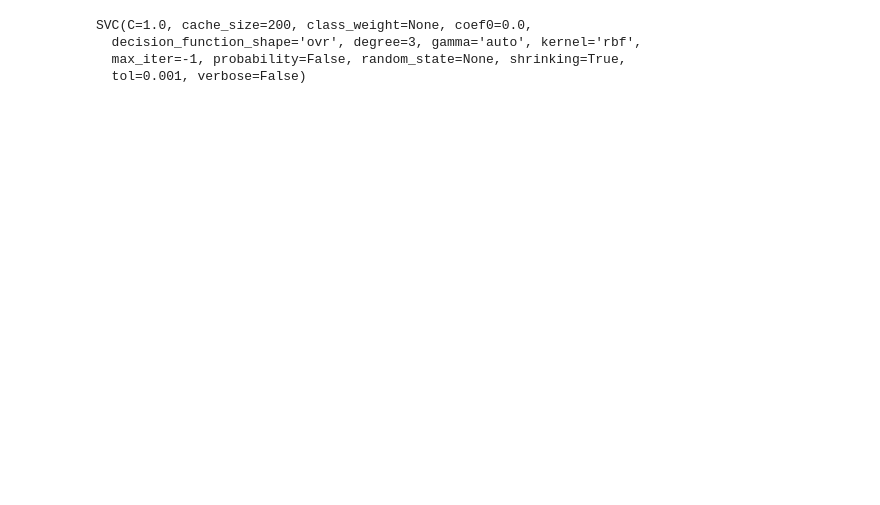
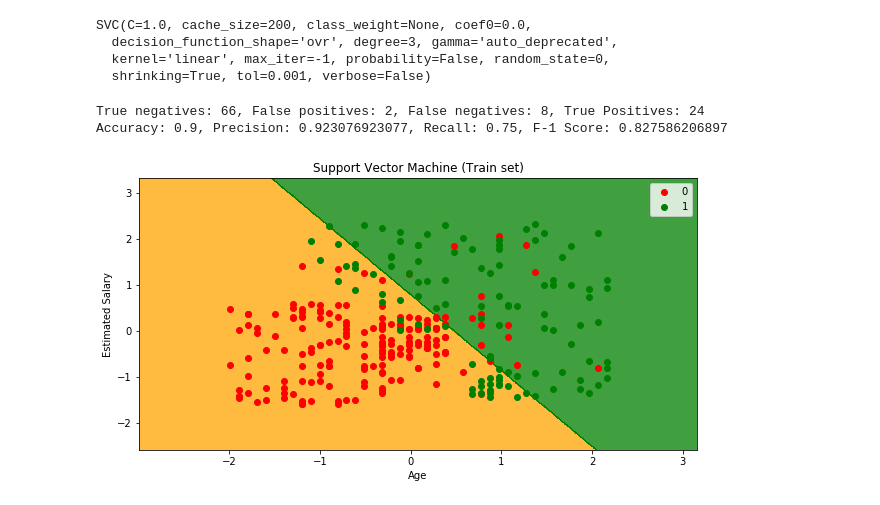
Before and after one commit to enricoaquilina/data-science, a Jupyter notebook: 2 - Classification/3 - SVM/Support Vector Machines.ipynb, the cells around one changed output. Saved outputs shown, nothing was run; the diff lists cells and outputs as text; code cells hidden in the pictures; blank space fills up the shorter version.

```diff
--- a/2 - Classification/3 - SVM/Support Vector Machines.ipynb
+++ b/2 - Classification/3 - SVM/Support Vector Machines.ipynb
@@ -22,13 +24,71 @@ X_train = sc_X.fit_transform(X_train)
 X_test = sc_X.transform(X_test)
 # %%
 from sklearn.svm import SVC
-classifier = SVC(gamma='auto')
+classifier = SVC(kernel='linear', random_state=0)
 classifier.fit(X_train, y_train)
 # %% [output]
 SVC(C=1.0, cache_size=200, class_weight=None, coef0=0.0,
-  decision_function_shape='ovr', degree=3, gamma='auto', kernel='rbf',
-  max_iter=-1, probability=False, random_state=None, shrinking=True,
-  tol=0.001, verbose=False)
+  decision_function_shape='ovr', degree=3, gamma='auto_deprecated',
+  kernel='linear', max_iter=-1, probability=False, random_state=0,
+  shrinking=True, tol=0.001, verbose=False)
 # %%
 # Predicting the Test set results
 y_pred = classifier.predict(X_test)
+# %%
+# Making the confusion matrix
+cm = confusion_matrix(y_test, y_pred)
+cm
+# you can also ravel it and extract the analytics separately
+# tn, fp, fn, tp = confusion_matrix(y_test, y_pred).ravel()
+
+
+# Model evaluation
+from sklearn.metrics import confusion_matrix
+
+# Get true negatives, false positives, false negatives, true positives
+tn, fp, fn, tp = confusion_matrix(y_test, y_pred).ravel()
+tn, fp, fn, tp
+
+# Get the accuracy score
+from sklearn.metrics import accuracy_score
+accuracy = accuracy_score(y_test, y_pred)
+
+# Get the precision score
+from sklearn.metrics import precision_score
+precision = precision_score(y_test, y_pred)
+
+# Get the recall score
+from sklearn.metrics import recall_score
+recall = recall_score(y_test, y_pred)
+
+# Get the F-1 score
+from sklearn.metrics import f1_score
+f1_score = f1_score(y_test, y_pred)
+
+print('True negatives: {tn}, False positives: {fp}, False negatives: {fn}, True Positives: {tp}'.format(tn=tn, fp=fp, fn=fn, tp=tp))
+print('Accuracy: {0}, Precision: {1}, Recall: {2}, F-1 Score: {3}'.format(accuracy, precision, recall, f1_score))
+# %% [output]
+True negatives: 66, False positives: 2, False negatives: 8, True Positives: 24
+Accuracy: 0.9, Precision: 0.923076923077, Recall: 0.75, F-1 Score: 0.827586206897
+# %%
+# Visualising the test set results
+from matplotlib.colors import ListedColormap
+# X_set, y_set = X_test, y_test
+X_set, y_set = X_train, y_train
+plt.rcParams['figure.figsize'] = [10, 5]
+X1, X2 = np.meshgrid(np.arange(start = X_set[:, 0].min() - 1, stop = X_set[:, 0].max() + 1, step = 0.01),
+                     np.arange(start = X_set[:, 1].min() - 1, stop = X_set[:, 1].max() + 1, step = 0.01))
+plt.contourf(X1, X2, classifier.predict(np.array([X1.ravel(), X2.ravel()]).T).reshape(X1.shape),
+             alpha = 0.75, cmap = ListedColormap(('orange', 'green')))
+plt.xlim(X1.min(), X1.max())
+plt.ylim(X2.min(), X2.max())
+for i, j in enumerate(np.unique(y_set)):
+    plt.scatter(X_set[y_set == j, 0], X_set[y_set == j, 1],
+                c = ListedColormap(('red', 'green'))(i), label = j)
+plt.title('Support Vector Machine (Train set)')
+plt.xlabel('Age')
+plt.ylabel('Estimated Salary')
+plt.legend()
+plt.show()
+# %% [output]
+[figure, added]
```
Also changed, not shown: parts of 2 cells of this notebook, 5 other files.
